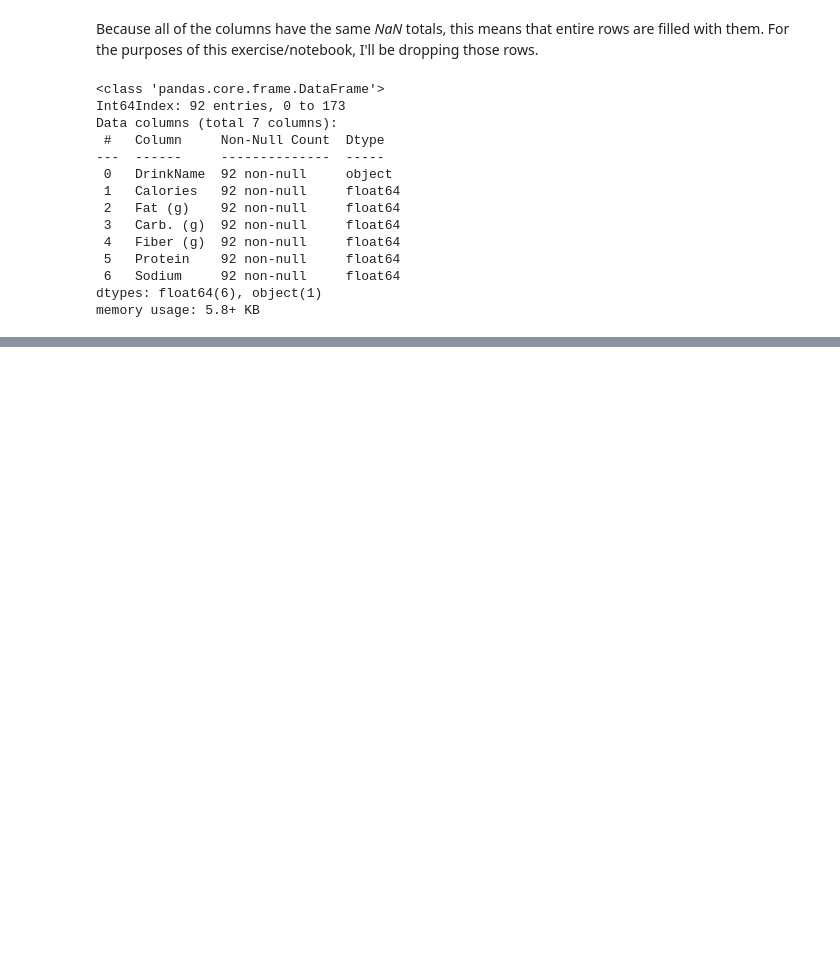
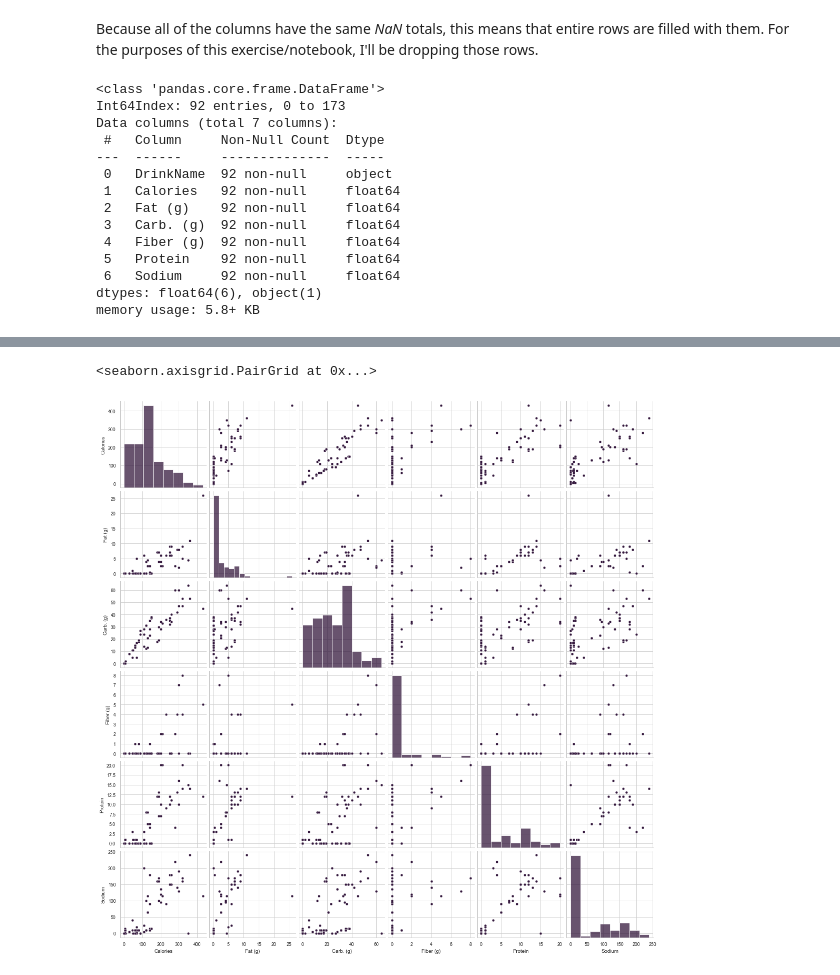
Before and after one commit to dj-m/DataStoryCrafting, a Jupyter notebook: DataStorytelling.ipynb, the cells around one changed output, grey strips where cells are left out. Drawn from its saved outputs; the diff is of its cells as text; code cells hidden in the pictures; blank space fills up the shorter version.

```diff
--- a/DataStorytelling.ipynb
+++ b/DataStorytelling.ipynb
@@ -87,0 +101,5 @@ From the swarm plots it looks like a lot of the drinks don't have very many gram
+# %%
+sns.pairplot(df)
+# %% [output]
+<seaborn.axisgrid.PairGrid at 0x...>
+[figure, added]
```
Also changed, not shown: parts of 10 cells of this notebook.
